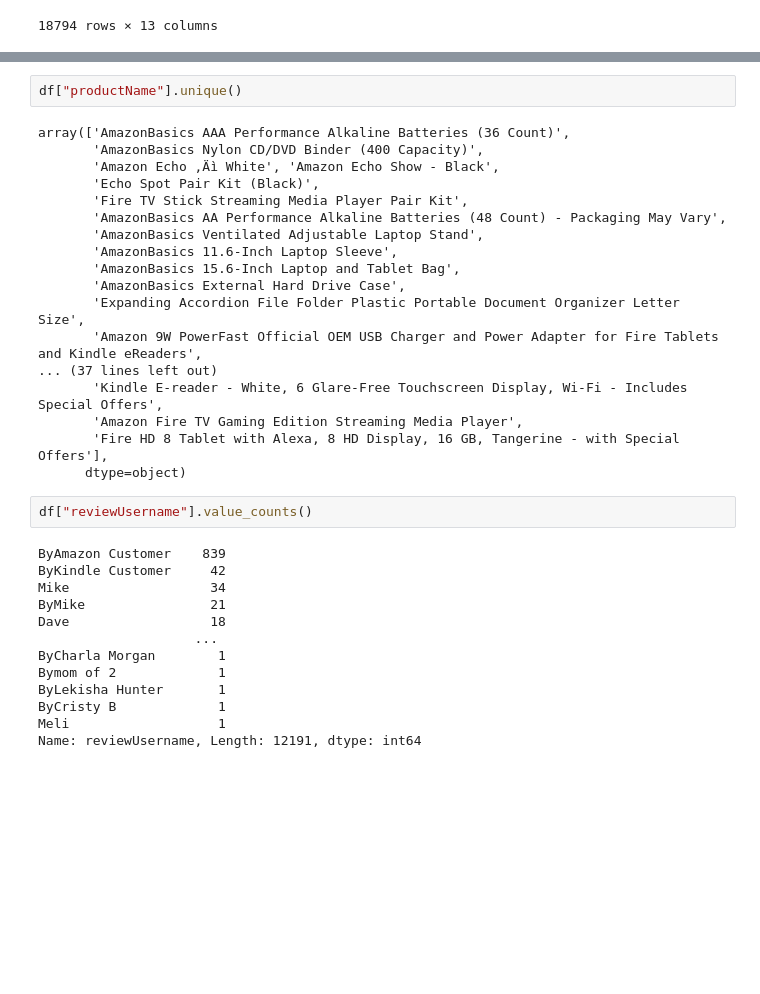
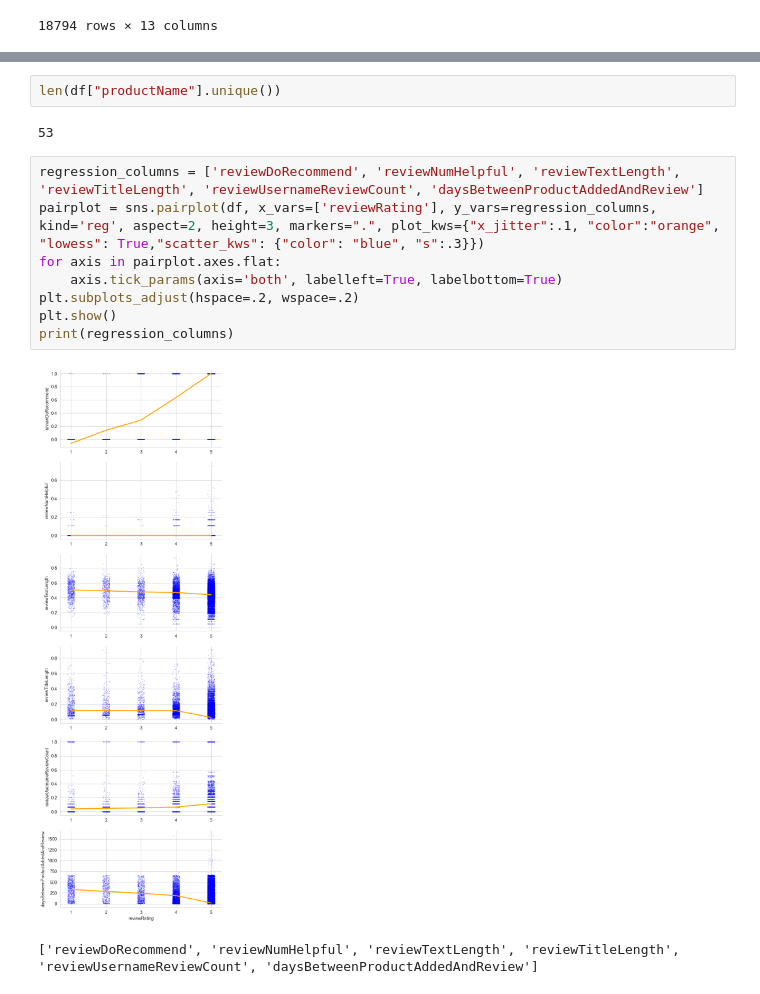
Before and after one commit to MoritzRenkin/tu-bi-DataAnalytics, a Jupyter notebook: lab.ipynb, the cells around one changed output, grey strips where cells are left out. Drawn from its saved outputs; the diff is of its cells as text; blank space fills up the shorter version.

Commit message:
data exploration plots

```diff
--- a/lab.ipynb
+++ b/lab.ipynb
@@ -293,35 +338,15 @@ df['reviewRating'].value_counts().sort_index().plot.bar()
 # %%
-df["productName"].unique()
+len(df["productName"].unique())
 # %% [output]
-array(['AmazonBasics AAA Performance Alkaline Batteries (36 Count)',
-       'AmazonBasics Nylon CD/DVD Binder (400 Capacity)',
-       'Amazon Echo ‚Äì White', 'Amazon Echo Show - Black',
-       'Echo Spot Pair Kit (Black)',
-       'Fire TV Stick Streaming Media Player Pair Kit',
-       'AmazonBasics AA Performance Alkaline Batteries (48 Count) - Packaging May Vary',
-       'AmazonBasics Ventilated Adjustable Laptop Stand',
-       'AmazonBasics 11.6-Inch Laptop Sleeve',
-       'AmazonBasics 15.6-Inch Laptop and Tablet Bag',
-       'AmazonBasics External Hard Drive Case',
-       'Expanding Accordion File Folder Plastic Portable Document Organizer Letter Size',
-       'Amazon 9W PowerFast Official OEM USB Charger and Power Adapter for Fire Tablets and Kindle eReaders',
-... (37 lines left out)
-       'Kindle E-reader - White, 6 Glare-Free Touchscreen Display, Wi-Fi - Includes Special Offers',
-       'Amazon Fire TV Gaming Edition Streaming Media Player',
-       'Fire HD 8 Tablet with Alexa, 8 HD Display, 16 GB, Tangerine - with Special Offers'],
-      dtype=object)
+53
-# %%
-df["reviewUsername"].value_counts()
-# %% [output]
-ByAmazon Customer    839
-ByKindle Customer     42
-Mike                  34
-ByMike                21
-Dave                  18
-                    ...
-ByCharla Morgan        1
-Bymom of 2             1
-ByLekisha Hunter       1
-ByCristy B             1
-Meli                   1
-Name: reviewUsername, Length: 12191, dtype: int64
+# %%
+regression_columns = ['reviewDoRecommend', 'reviewNumHelpful', 'reviewTextLength', 'reviewTitleLength', 'reviewUsernameReviewCount', 'daysBetweenProductAddedAndReview']
+pairplot = sns.pairplot(df, x_vars=['reviewRating'], y_vars=regression_columns, kind='reg', aspect=2, height=3, markers=".", plot_kws={"x_jitter":.1, "color":"orange", "lowess": True,"scatter_kws": {"color": "blue", "s":.3}})
+for axis in pairplot.axes.flat:
+    axis.tick_params(axis='both', labelleft=True, labelbottom=True)
+plt.subplots_adjust(hspace=.2, wspace=.2)
+plt.show()
+print(regression_columns)
+# %% [output]
+[figure, added]
+['reviewDoRecommend', 'reviewNumHelpful', 'reviewTextLength', 'reviewTitleLength', 'reviewUsernameReviewCount', 'daysBetweenProductAddedAndReview']
```
Also changed, not shown: parts of 11 cells of this notebook, 1 other file.
